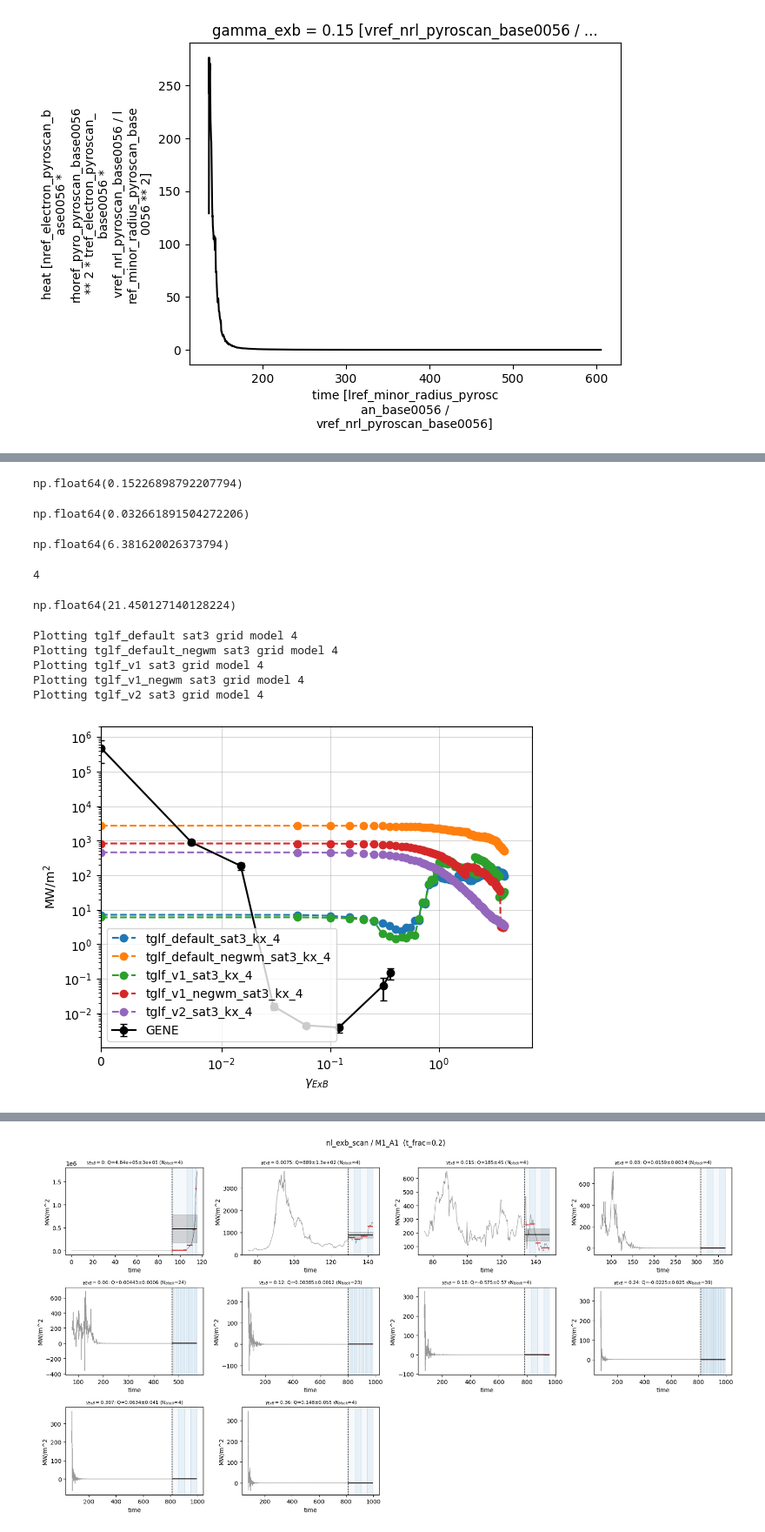
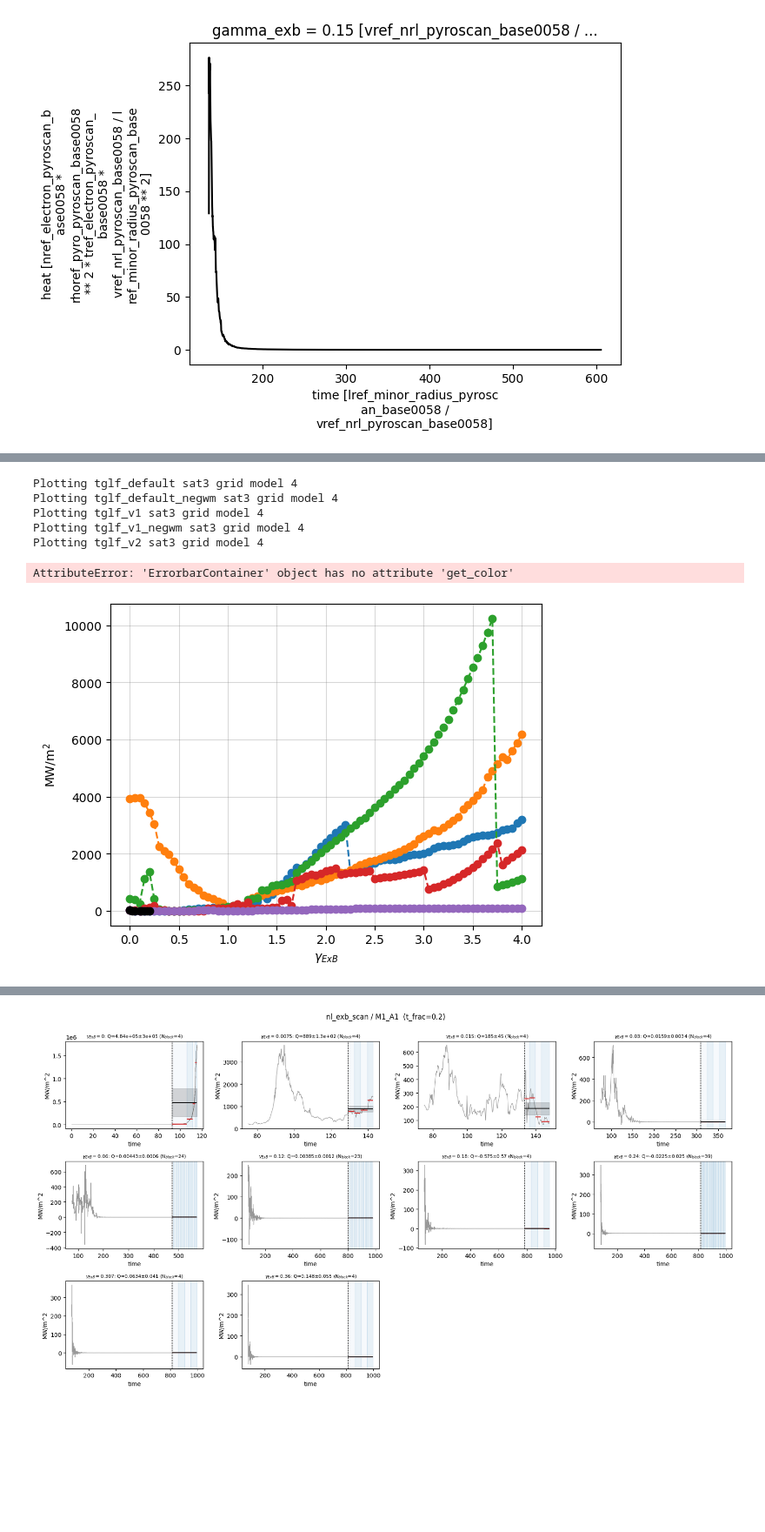
Before and after one commit to FelixWattsYork/EPS_2026_Analysis, a Jupyter notebook: Python_Scripts/Nonlinaer_Plotting.ipynb, the cells around one changed output, grey strips where cells are left out. Shown at 87% size. Cells and saved outputs as stored; diff of their text form; code cells hidden in the pictures; blank space fills up the shorter version.

Commit message:
improved nonlinear plots

```diff
--- a/Python_Scripts/Nonlinaer_Plotting.ipynb
+++ b/Python_Scripts/Nonlinaer_Plotting.ipynb
@@ -174,5 +200,5 @@ plt.xscale("log")
 # %%
-cases = ["M1_A1_NE"]
+cases = ["M1_A1_NE","S1"]
 projects = ["scan_ky_default"]
 gs2_project_dict ={}
 for project in projects:
@@ -243,6 +337,3 @@ project_dict_full["nl_exb_scan"]["S1"].gk_output["heat"].sum(dim="species").sum(
 # %% [output]
 [<matplotlib.lines.Line2D at 0x...>]
 [figure]
-# %%
-da = (project_dict_full["nl_exb_scan"]["S1"].gk_output["heat"]
-        .sum(dim="species").sum(dim="field").isel(gamma_exb=5))
@@ -337,39 +385,19 @@ Attributes: (0)
-# %%
-da = (project_dict_full["nl_exb_scan"]["M1_A1"].gk_output["heat"]
-        .sum(dim="species").sum(dim="field").isel(gamma_exb=3))
-res = converged_flux(da)
-# %%
-res["mean"]
-# %% [output]
-np.float64(0.15226898792207794)
-# %%
-res["sem"]
-# %% [output]
-np.float64(0.032661891504272206)
-# %%
-res["tau_c"]
-# %% [output]
-np.float64(6.381620026373794)
-# %%
-res["n_blocks"]
-# %% [output]
-4
-# %%
-res["rel_err_%"]
-# %% [output]
-np.float64(21.450127140128224)
 # %%
 import xarray as xr
 from matplotlib import pyplot as plt
 # Plot Q scan
 project = "nl_exb_scan"
-case = "M1_A1"
+case = "S1"
 reference_exb = 3.49
 t_start_frac = 0.4   # discard this leading fraction of each GENE trace as transient
+
+
 
 tglf_versions_to_plot = ["tglf_default","tglf_default_negwm","tglf_v1","tglf_v1_negwm","tglf_v2"]
 tglf_sat_rules_to_plot = ["sat3"]
 tglf_grid_models_to_plot = [4]
+
+marker_map = {"sat1": "o", "sat2": "^", "sat3": "s"}
 
 GENE_context = project_dict_full[project][case].base_pyro.norms.context
 
@@ -397,34 +425,68 @@ plt.errorbar(GENE_exb[mask], GENE_mean[mask], yerr=GENE_err[mask],
              label="GENE", color="black", marker="o", capsize=3)
 
 # --- TGLF (unchanged) ---
 for tglf in tglf_versions_to_plot:
     for sat_rule in tglf_sat_rules_to_plot:
         for grid_model in tglf_grid_models_to_plot:
             print(f"Plotting {tglf} {sat_rule} grid model {grid_model}")
             try:
-                tglf_heat = tglf_project_dict[project][case][tglf][sat_rule][grid_model].gk_output["heat"].sum(dim="species").sum(dim="field").data.to("MW/m^2",GENE_context)
+                tglf_heat = tglf_project_dict[project][case][tglf][sat_rule][grid_model].gk_output["heat"].sum(dim="species").sum(dim="field").data.to("MW/m^2", GENE_context)
                 tglf_exb = tglf_project_dict[project][case][tglf][sat_rule][grid_model].gk_output["heat"]["gamma_exb"]
-                plt.plot(tglf_exb, tglf_heat, label=f"{tglf}_{sat_rule}_kx_{grid_model}", marker="o", linestyle="--")
+                plt.plot(tglf_exb, tglf_heat,
+                         label=f"{tglf}_{sat_rule}_kx_{grid_model}",
+                         marker=marker_map.get(sat_rule, "o"),
+                         linestyle="--")
             except Exception as e:
                 print(f"Error plotting {tglf} {sat_rule} grid model {grid_model}: {e}")
+
 
 #plt.axvline(x=reference_q, color='red',alpha=0.3,linestyle = "--")
 
 plt.title("")
 plt.ylabel(r"MW/m$^2$")
 plt.xlabel(r"$\gamma_{ExB}$")
 plt.grid(alpha=0.3, color='grey')
-plt.legend()
+from matplotlib.lines import Line2D
+
+handles, labels = plt.gca().get_legend_handles_labels()
+
+def handle_color(handle):
+    if hasattr(handle, "get_color"):
+        return handle.get_color()
+    if hasattr(handle, "lines") and len(handle.lines) > 0:
+        return handle.lines[0].get_color()
+    if isinstance(handle, (list, tuple)) and len(handle) > 0 and hasattr(handle[0], "get_color"):
+        return handle[0].get_color()
+    return "black"
+
+def legend_marker(label):
+    if "sat2" in label:
+        return "^"
+    if "sat3" in label:
+        return "s"
+    if "sat1" in label:
+        return "o"
+    return "o"
+
+dot_handles = [
+    Line2D([], [], color=handle_color(h),
+           marker=legend_marker(lbl),
+           linestyle="none", markersize=8)
+    for h, lbl in zip(handles, labels)
+]
+plt.legend(dot_handles, labels)
 plt.yscale("log")
 plt.xscale("symlog", linthresh=0.01)
 plt.xlim(GENE_exb[0], 20*GENE_exb[-1])
 path = f"../Plots/{project}/{case}"
 os.makedirs(path, exist_ok=True)
+plt.savefig(f"{path}/Heat Flux - ExB shear — {case}-with_errors.png", dpi=300)
 #plt.savefig(f"{path}/Growth Rate vs q — {case}, ky={ky_actual:.3f}.png", dpi=300)
 # %% [output]
 Plotting tglf_default sat3 grid model 4
 Plotting tglf_default_negwm sat3 grid model 4
 Plotting tglf_v1 sat3 grid model 4
 Plotting tglf_v1_negwm sat3 grid model 4
 Plotting tglf_v2 sat3 grid model 4
+AttributeError: 'ErrorbarContainer' object has no attribute 'get_color'
-[figure, old version]
+[figure, new version]
```
Also changed, not shown: parts of 15 cells of this notebook, 4 other files.
